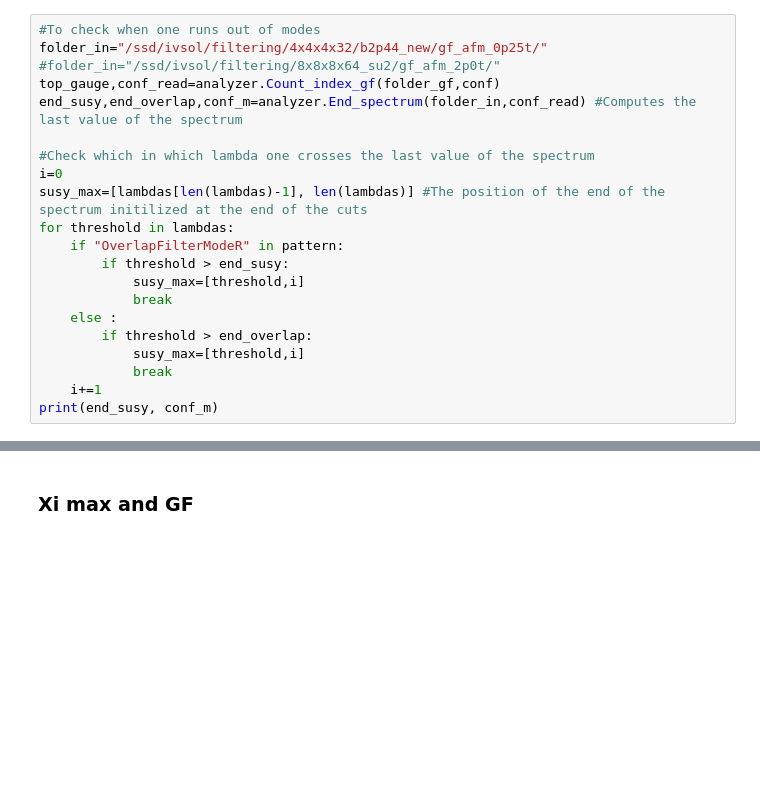
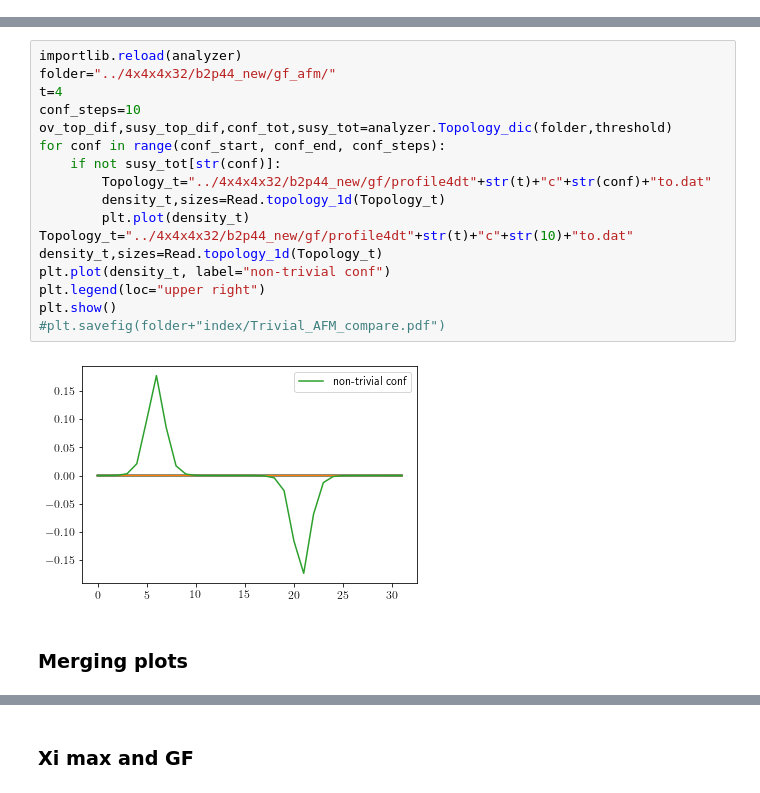
Before and after one commit to Ivan-Soler/AFM, a Jupyter notebook: main.ipynb, the cells around one changed output, grey strips where cells are left out. Saved outputs shown, nothing was run; the diff lists cells and outputs as text; blank space fills up the shorter version.

```diff
--- a/main.ipynb
+++ b/main.ipynb
@@ -115,21 +17,0 @@ for threshold in lambdas:
-# %%
-#To check when one runs out of modes
-folder_in="/ssd/ivsol/filtering/4x4x4x32/b2p44_new/gf_afm_0p25t/"
-#folder_in="/ssd/ivsol/filtering/8x8x8x64_su2/gf_afm_2p0t/"
-top_gauge,conf_read=analyzer.Count_index_gf(folder_gf,conf)
-end_susy,end_overlap,conf_m=analyzer.End_spectrum(folder_in,conf_read) #Computes the last value of the spectrum
-
-#Check which in which lambda one crosses the last value of the spectrum
-i=0
-susy_max=[lambdas[len(lambdas)-1], len(lambdas)] #The position of the end of the spectrum initilized at the end of the cuts
-for threshold in lambdas:
-    if "OverlapFilterModeR" in pattern:
-        if threshold > end_susy:
-            susy_max=[threshold,i]
-            break
-    else :
-        if threshold > end_overlap:
-            susy_max=[threshold,i]
-            break
-    i+=1
-print(end_susy, conf_m)
@@ -268,0 +49,21 @@ for conf in conf_miss:
+# %%
+importlib.reload(analyzer)
+folder="../4x4x4x32/b2p44_new/gf_afm/"
+t=4
+conf_steps=10
+ov_top_dif,susy_top_dif,conf_tot,susy_tot=analyzer.Topology_dic(folder,threshold)
+for conf in range(conf_start, conf_end, conf_steps):
+    if not susy_tot[str(conf)]:
+        Topology_t="../4x4x4x32/b2p44_new/gf/profile4dt"+str(t)+"c"+str(conf)+"to.dat"
+        density_t,sizes=Read.topology_1d(Topology_t)
+        plt.plot(density_t)
+Topology_t="../4x4x4x32/b2p44_new/gf/profile4dt"+str(t)+"c"+str(10)+"to.dat"
+density_t,sizes=Read.topology_1d(Topology_t)
+plt.plot(density_t, label="non-trivial conf")
+plt.legend(loc="upper right")
+plt.show()
+#plt.savefig(folder+"index/Trivial_AFM_compare.pdf")
+# %% [output]
+[figure, added]
+# %% [markdown]
+### Merging plots
```
Also changed, not shown: parts of 64 cells of this notebook, 2 other files.
